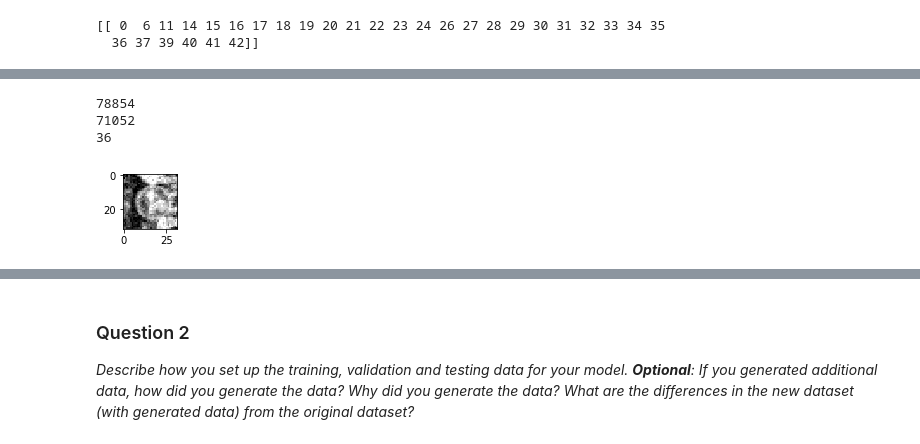
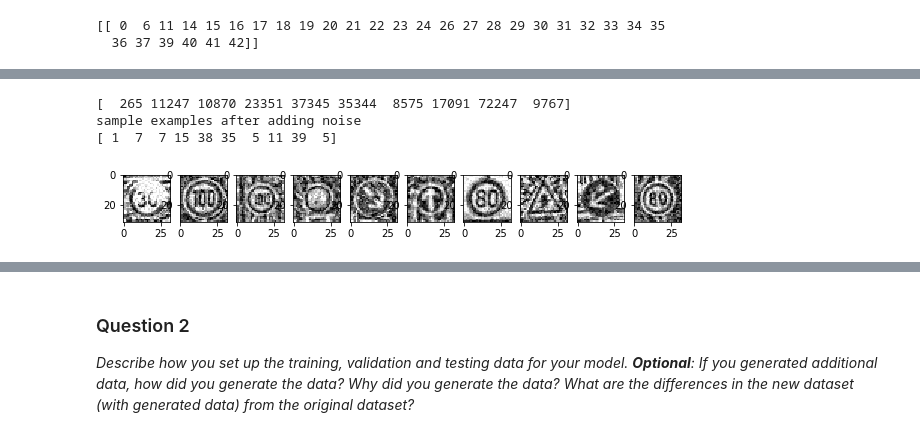
Before and after one commit to jpunuru/Traffic-Sign-Classifier, a Jupyter notebook: Traffic_Sign_Classifier_sol.ipynb, the cells around one changed output, grey strips where cells are left out. Cells and saved outputs as stored; diff of their text form; code cells hidden in the pictures.

```diff
--- a/Traffic_Sign_Classifier_sol.ipynb
+++ b/Traffic_Sign_Classifier_sol.ipynb
@@ -209,7 +228,7 @@ y_sampled = np.empty(0, np.uint8)
 
 for cls in classes_to_sample[0]:
     max_samples = np.random.randint(1400, 2250, 1)[0]
-    nb_samples_need = max_samples-class_counts[cls]
+    nb_samples_need = max_samples-train_class_counts[cls]
     cls_instance_ids = np.where(y_train==cls)
     #print("class %d ", cls)
     #print(cls_instance_ids)
@@ -229,11 +248,17 @@ print(len(y_sampled))
 # %%
-import random
-print(len(X_sampled))
-index = random.randint(0, len(X_sampled))
+
+#sampled instances
+index = np.random.randint(0, len(X_sampled), 10)
 print(index)
-image = X_sampled[index].squeeze()
+images = X_sampled[index]
 
-plt.figure(figsize=(1,1))
-plt.imshow(image, cmap= plt.get_cmap('gray'))
+print("Sampled Images")
+fig = plt.figure(figsize=(10,10))
+for i in range(len(index)):
+    b= fig.add_subplot(1,len(index),i+1)
+    plt.imshow(images[i].squeeze(), cmap= plt.get_cmap('gray'))
+
+#plt.figure(figsize=(1,1))
+#plt.imshow(image, cmap= plt.get_cmap('gray'))
 print(y_sampled[index])
 # %% [output]
@@ -293,20 +324,34 @@ def add_noise(X):
 X_noise = add_noise(X_train)
 y_noise = np.array(y_train, copy=True)
 # %%
-import random
-print(len(X_noise))
-index = random.randint(0, len(X_noise))
+#import random
+#print(len(X_noise))
+#index = random.randint(0, len(X_noise))
+#print(index)
+#image = X_noise[index].squeeze()
+
+#plt.figure(figsize=(1,1))
+#plt.imshow(image, cmap= plt.get_cmap('gray'))
+#print(y_train[index])
+
+index = np.random.randint(0, len(X_noise), 10)
 print(index)
-image = X_noise[index].squeeze()
+images = X_noise[index]
 
-plt.figure(figsize=(1,1))
-plt.imshow(image, cmap= plt.get_cmap('gray'))
-print(y_train[index])
+print("sample examples after adding noise")
+fig = plt.figure(figsize=(10,10))
+for i in range(len(index)):
+    b= fig.add_subplot(1,len(index),i+1)
+    plt.imshow(images[i].squeeze(), cmap= plt.get_cmap('gray'))
+
+#plt.figure(figsize=(1,1))
+#plt.imshow(image, cmap= plt.get_cmap('gray'))
+print(y_noise[index])
 # %% [output]
-78854
-71052
-36
+[  265 11247 10870 23351 37345 35344  8575 17091 72247  9767]
+sample examples after adding noise
+[ 1  7  7 15 38 35  5 11 39  5]
-[figure, old version]
+[figure, new version]
 # %%
 #add scaling
 
```
Also changed, not shown: parts of 31 cells of this notebook, 1 other file.
